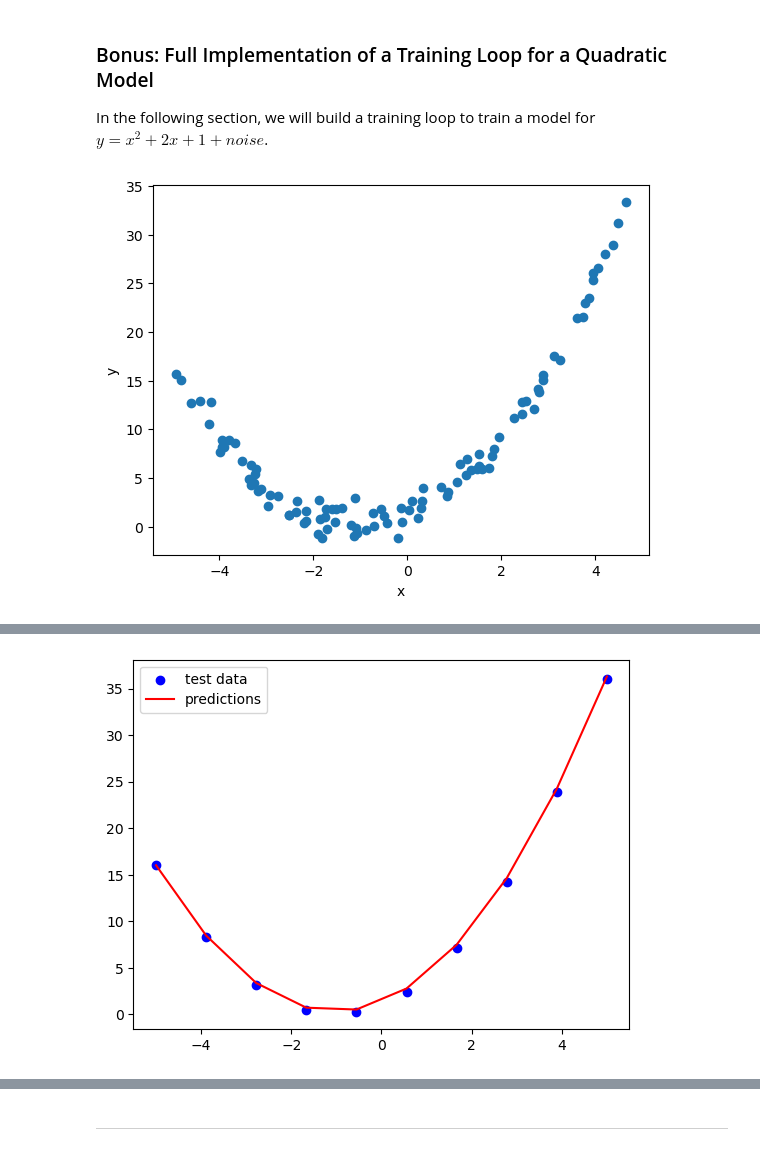
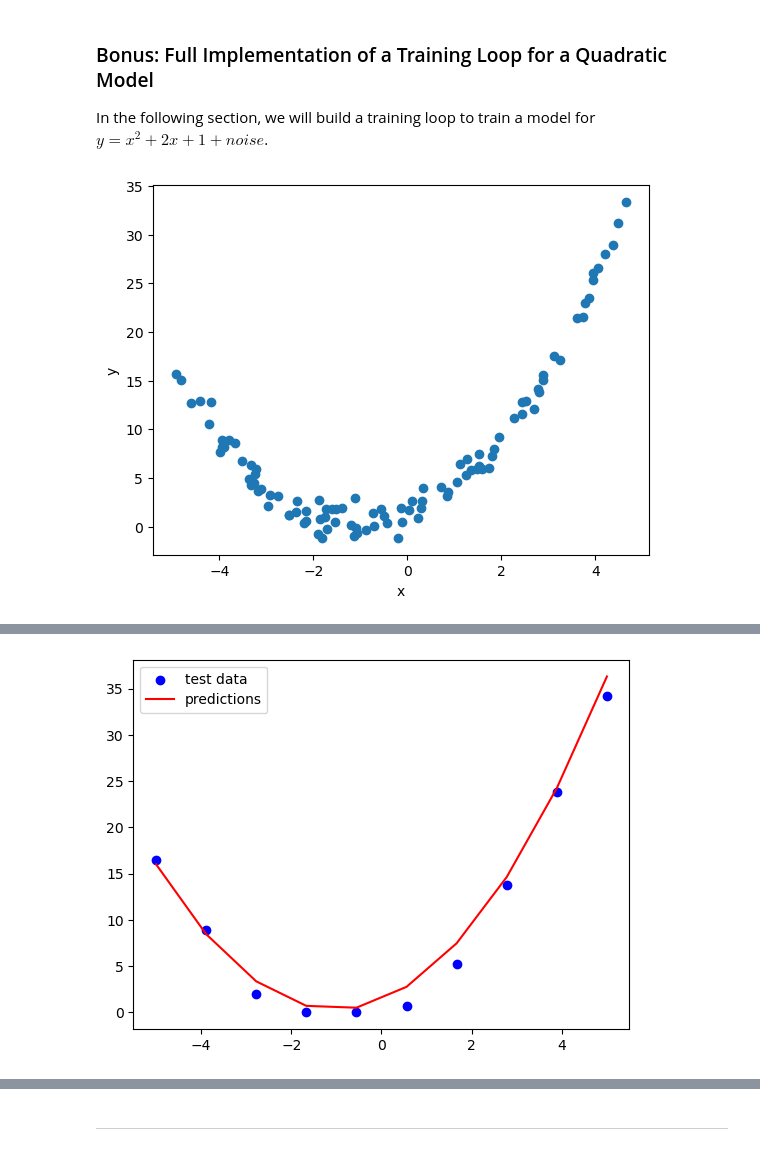
Before and after one commit to paymantohidifar/deep-learning-for-biology-book, a Jupyter notebook: notebooks/chapter1.ipynb, the cells around one changed output, grey strips where cells are left out. Drawn from its saved outputs; the diff is of its cells as text; code cells hidden in the pictures.

Commit message:
Refactor training step and loss calculation; update test data with noise and improve output formatting

```diff
--- a/notebooks/chapter1.ipynb
+++ b/notebooks/chapter1.ipynb
@@ -1346,7 +1346,8 @@ print(f'Loss at iteration zero: {loss}')
 
 
 # 5. Define a training step.
-## Use closure
+## Use closure over compute_loss to capture state, x, and y
+## so that jax.value_and_grad only differentiates w.r.t. params.
 @jax.jit
 def train_step(state, x, y):
 
@@ -1375,22 +1376,25 @@ for epoch in range(num_epochs):
 ## Create test data.
 x_test = jnp.linspace(-5, 5, 10).reshape(-1, 1)
 X_test = jnp.concatenate([x_test, x_test**2], axis=1)
-y_test = x_test ** 2 + 2 * x_test + 1
+noise = jax.random.normal(key=noise_key, shape=(10, 1))
+y_test = x_test ** 2 + 2 * x_test + 1 + noise
 
 ## Make predictions on the test data
-y_pred = state.apply_fn({'params': state.params}, X_test)
+y_pred_test = state.apply_fn({'params': state.params}, X_test)
+
+## Calculate test loss
+# train_loss = jnp.mean((y_pred_train - y_data) ** 2)
+# test_loss = jnp.mean((y_pred_test - y_test) ** 2)
+train_loss = calculate_loss(state.params, X_data, y_data)
+test_loss = calculate_loss(state.params, X_test, y_test)
+print(f'Train loss: {train_loss}')
+print(f'Test loss: {test_loss}')
 
 ## Visualize the predicted data
 plt.scatter(x_test, y_test, label='test data', color='blue')
-plt.plot(x_test, y_pred, label='predictions', color='red')
+plt.plot(x_test, y_pred_test, label='predictions', color='red')
 plt.legend()
 plt.show()
-
-## Calculate test loss
-train_loss = jnp.mean((y_pred - y_test) ** 2)
-test_loss = jnp.mean((y_pred - y_test) ** 2)
-
-print(f'Test loss: {test_loss}')
 # %% [output]
 [figure]
 Initialized weights
@@ -1415 +1417 @@ Epoch: 140, Loss: 1.0071830749511719
-[figure, old version]
+[figure, new version]
```
Also changed, not shown: parts of 1 cell of this notebook.
